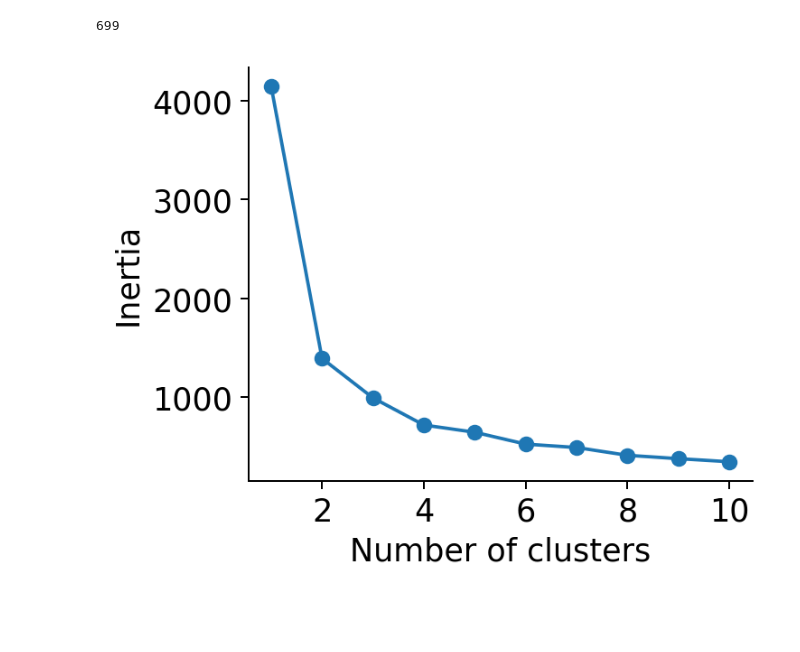
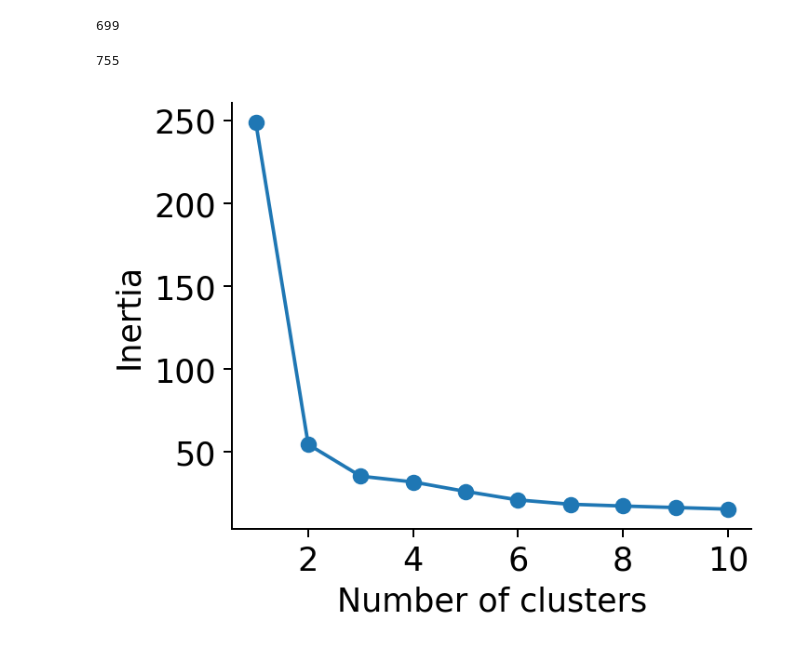
Before and after one commit to Veritaria/rnn-free-recall, a Jupyter notebook: plots_notebooks/analysis_ctx.ipynb, the cells around one changed output. Saved outputs shown, nothing was run; the diff lists cells and outputs as text; code cells hidden in the pictures; blank space fills up the shorter version.

```diff
--- a/plots_notebooks/analysis_ctx.ipynb
+++ b/plots_notebooks/analysis_ctx.ipynb
@@ -945,51 +957,63 @@ print(len(df))
 699
 # %%
 df_filtered = df[df["accuracy"] > 0.5]
+# %%
+df = pd.read_pickle("./data/df_models.pkl")
+# %%
+df_for_clustering = df[(df["accuracy"] >= 0.6) & (df["temporal_factor"] >= 0.5) & (df["item_decoding_accuracy"] >= 0.6) & (df["wm_noise"] >= 0.0)].copy()
+print(len(df_for_clustering))
+# %% [output]
+755
 # %%
-from sklearn.preprocessing import StandardScaler
+""" test best number of clusters """
+
+from sklearn.preprocessing import StandardScaler, MinMaxScaler, QuantileTransformer, PowerTransformer, normalize
 from sklearn.cluster import KMeans
 from sklearn.metrics import silhouette_score
 
 features = ["forward_asymmetry", "temporal_factor",
-            # "index_decoding_accuracy", "item_decoding_accuracy",
+            "index_decoding_accuracy", "item_decoding_accuracy", "last_item_decoding_accuracy",
             "explained_variance_index", "explained_variance_identity",
             "cross_decoding_accuracy_index", "cross_decoding_accuracy_identity",
             # "item_invariance_cross_phase_accuracy_last", "time_invariance_cross_phase_accuracy_last"
             ]
 
-X = df_filtered[features]
+X = df_for_clustering[features]
 
-scaler = StandardScaler()
-X_normalized = scaler.fit_transform(X)
+# scaler = StandardScaler()
+# scaler = MinMaxScaler()
+# X_normalized = scaler.fit_transform(X)
+# X_normalized = normalize(X, norm='l1')
+X_normalized = X
 
 # Determine the optimal number of clusters with elbow method
 inertia = []
-sihoutte_score = []
+silhoutte_score = []
 for n_clusters in range(1, 11):
     kmeans = KMeans(n_clusters=n_clusters, random_state=42)
     kmeans.fit(X_normalized)
     labels = kmeans.labels_
     inertia.append(kmeans.inertia_)
     if n_clusters > 1:
-        sihoutte_score.append(silhouette_score(X_normalized, labels))
+        silhoutte_score.append(silhouette_score(X_normalized, labels))
 
 plt.figure(figsize=(4, 3.3), dpi=180)
 plt.plot(range(1, 11), inertia, marker='o')
 plt.xlabel('Number of clusters')
 plt.ylabel('Inertia')
 ax = plt.gca()
 ax.spines['top'].set_visible(False)
 ax.spines['right'].set_visible(False)
 # plt.title('Inertia for Optimal Number of Clusters')
 plt.show()
 
 plt.figure(figsize=(4, 3.3), dpi=180)
-plt.plot(range(2, 11), sihoutte_score, marker='o')
+plt.plot(range(2, 11), silhoutte_score, marker='o')
 plt.xlabel('Number of clusters')
 plt.ylabel('Silhouette score')
 ax = plt.gca()
 ax.spines['top'].set_visible(False)
 ax.spines['right'].set_visible(False)
 plt.show()
 # %% [output]
-[figure, old version]
+[figure, new version]
```
Also changed, not shown: parts of 22 cells of this notebook, 2 other files.
